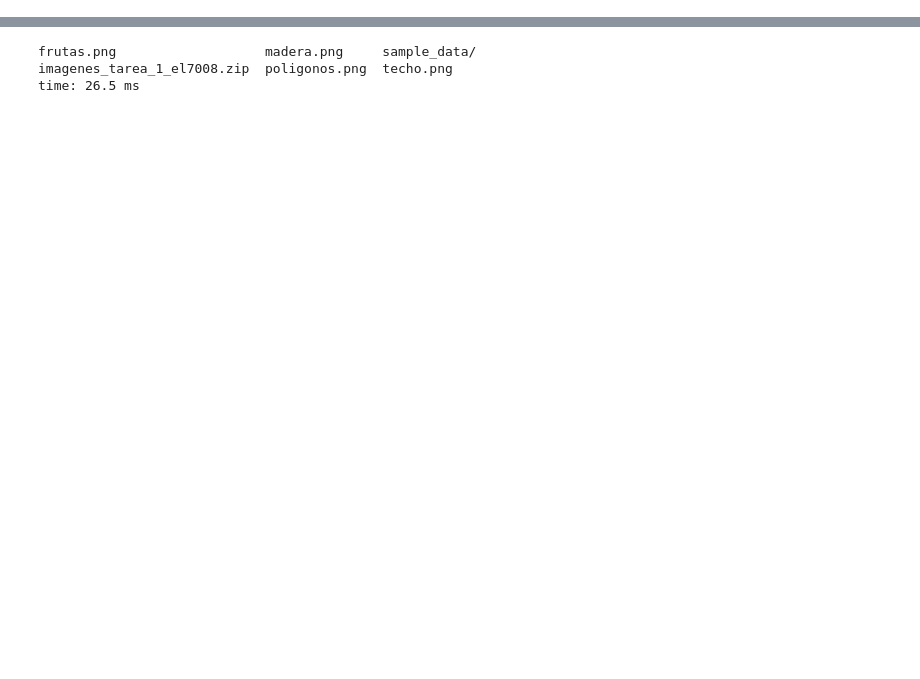
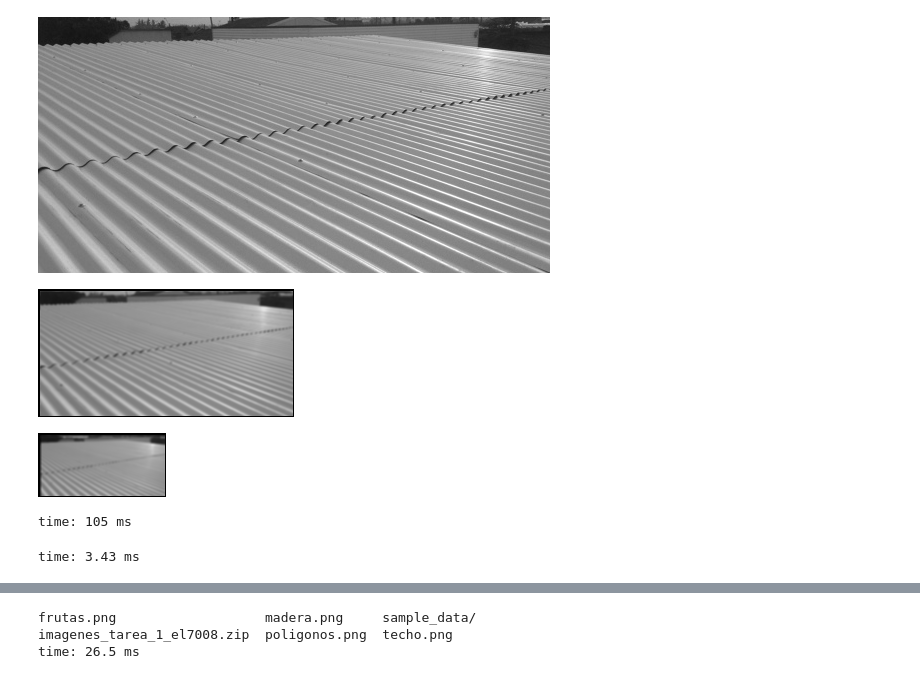
Before and after one commit to Diego-II/Procesamiento-Avanzado-de-Imagenes, a Jupyter notebook: Tarea1/tarea1_alumnos_cython_convolution.ipynb, the cells around one changed output, grey strips where cells are left out. Cells and saved outputs as stored; diff of their text form; code cells hidden in the pictures; blank space fills up the shorter version.

```diff
--- a/Tarea1/tarea1_alumnos_cython_convolution.ipynb
+++ b/Tarea1/tarea1_alumnos_cython_convolution.ipynb
@@ -186,0 +263,17 @@ def add(input1, input2):
+# %%
+gp = compute_gauss_pyramid(input, 3)
+for im in gp:
+  cv2_imshow( im )
+# %% [output]
+[figure, added]
+[figure, added]
+[figure, added]
+time: 105 ms
+# %%
+def show_gauss_pyramid(pyramid):
+  for i, im in enumerate(pyramid):
+    lvl = i + 1
+    print("Imagen para nivel ", lvl)
+    cv2_imshow( im )
+# %% [output]
+time: 3.43 ms
```
Also changed, not shown: parts of 33 cells of this notebook.
